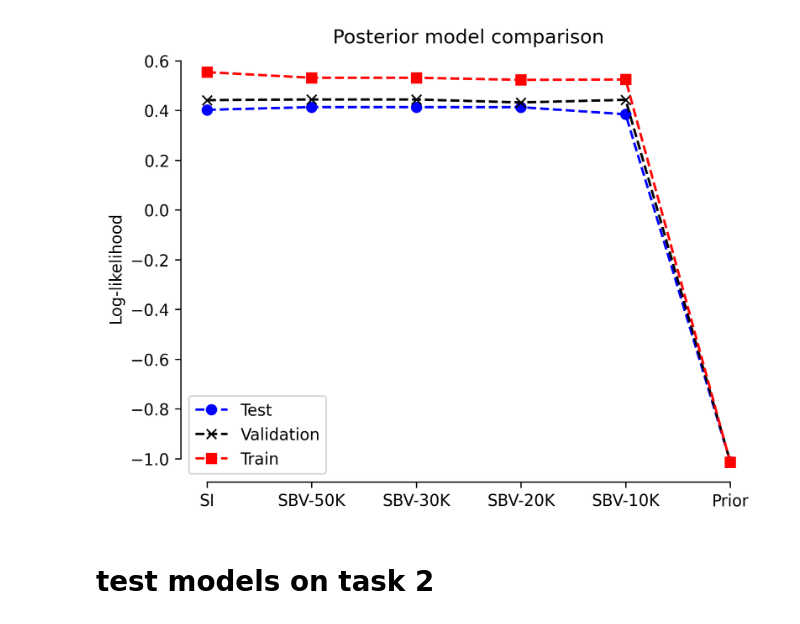
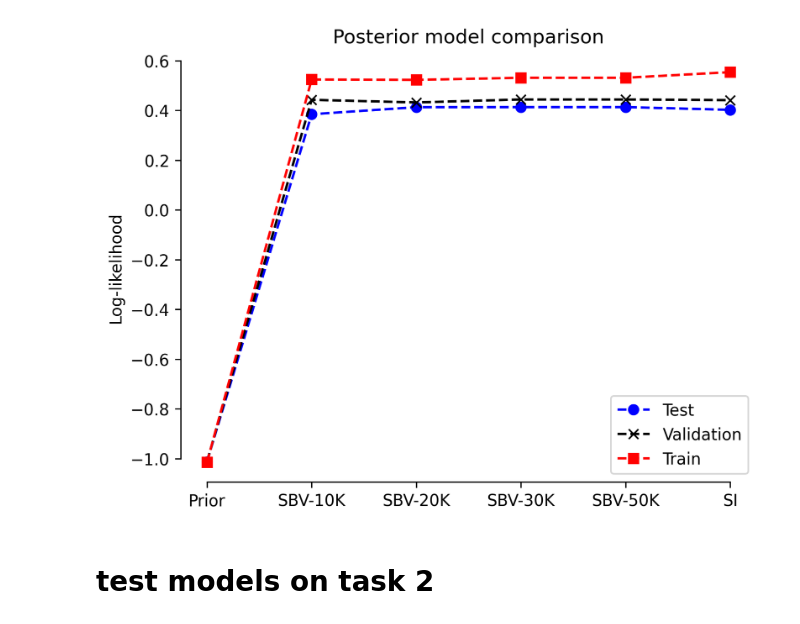
Before and after one commit to suhasshrinivasan/task-transfer, a Jupyter notebook: experiments/learning/evaluate_predictive_models.ipynb, the cells around one changed output. Saved outputs shown, nothing was run; the diff lists cells and outputs as text; code cells hidden in the pictures.

```diff
--- a/experiments/learning/evaluate_predictive_models.ipynb
+++ b/experiments/learning/evaluate_predictive_models.ipynb
@@ -99,37 +99,37 @@ val_logls_sems = [
     best_sbv_10k["val_ll_sem"],
     best_prior["val_ll_sem"],
 ]
 test_logls_sems = [
     best_si["test_ll_sem"],
     best_sbv["test_ll_sem"],
     best_sbv_30k["test_ll_sem"],
     best_sbv_20k["test_ll_sem"],
     best_sbv_10k["test_ll_sem"],
     best_prior["test_ll_sem"],
 ]
 
 # Update the x-axis labels
 x = ["SI", "SBV-50K", "SBV-30K", "SBV-20K", "SBV-10K", "Prior"]
 
 # Plot the test log-likelihoods with updated models
 fig, ax = plt.subplots(dpi=300)
-ax.plot(x, test_logls, color="blue", marker="o", linestyle="--", label="Test")
-ax.plot(x, val_logls, color="black", marker="x", linestyle="--", label="Validation")
-ax.plot(x, train_logls, color="red", marker="s", linestyle="--", label="Train")
+ax.plot(x[::-1], test_logls[::-1], color="blue", marker="o", linestyle="--", label="Test")
+ax.plot(x[::-1], val_logls[::-1], color="black", marker="x", linestyle="--", label="Validation")
+ax.plot(x[::-1], train_logls[::-1], color="red", marker="s", linestyle="--", label="Train")
 
 # ax.fill_between(
 #     x,
 #     [test_logls[i] - test_logls_sems[i] for i in range(6)][::-1],
 #     [test_logls[i] + test_logls_sems[i] for i in range(6)][::-1],
 #     alpha=0.3,
 # )
 sns.despine(ax=ax, trim=True)
 ax.set_ylabel("Log-likelihood")
 ax.set_title("Posterior model comparison")
 ax.legend()
 plt.show()
 # %% [output]
-[figure, old version]
+[figure, new version]
 # %%
 dataset2_restriction = "dl_id = '94efb58694007205fac996d7963f88c5'"
 best_si2 = (SIResult & dataset2_restriction).fetch(
```
Also changed, not shown: parts of 8 cells of this notebook, 4 other files.
